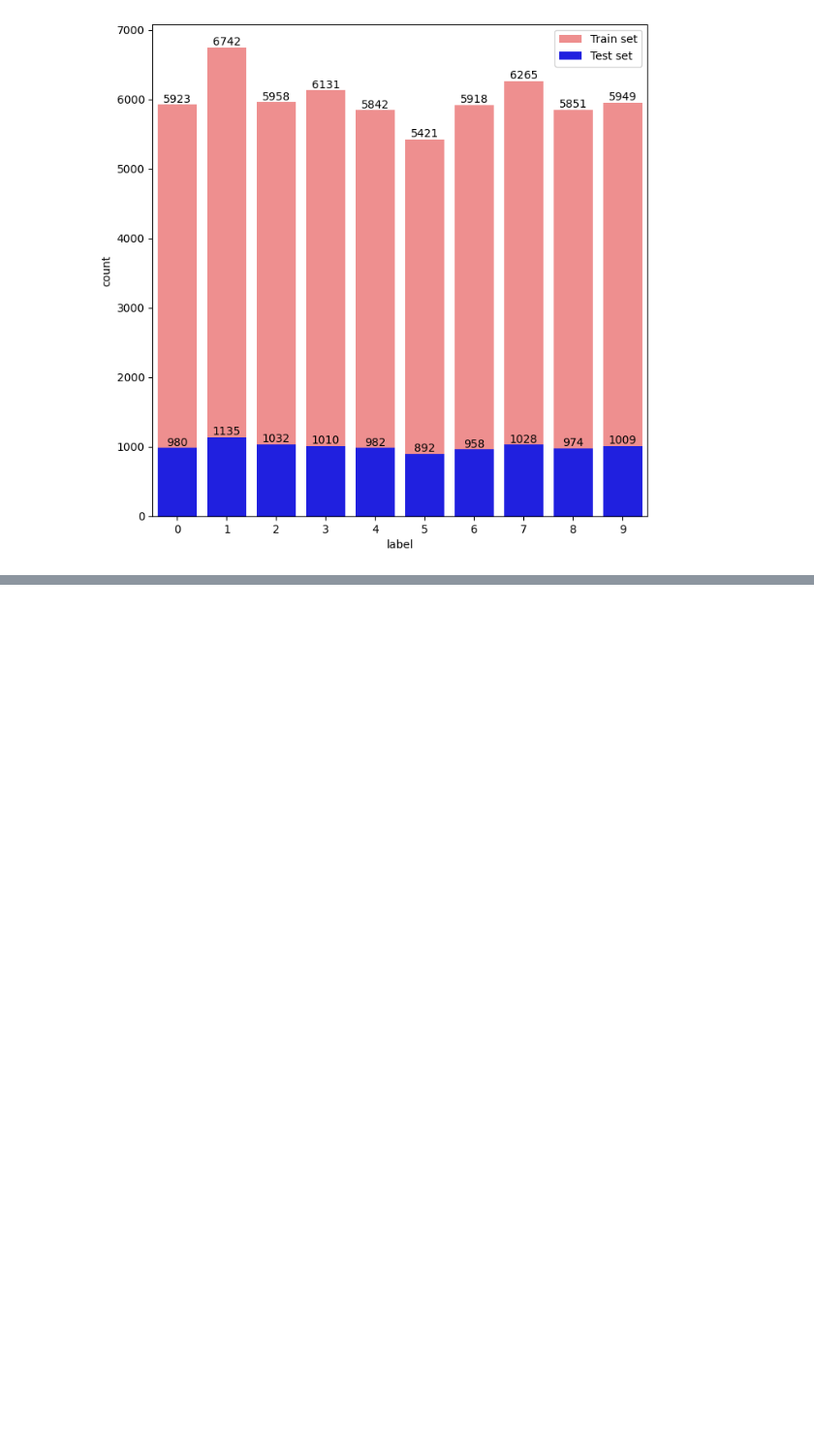
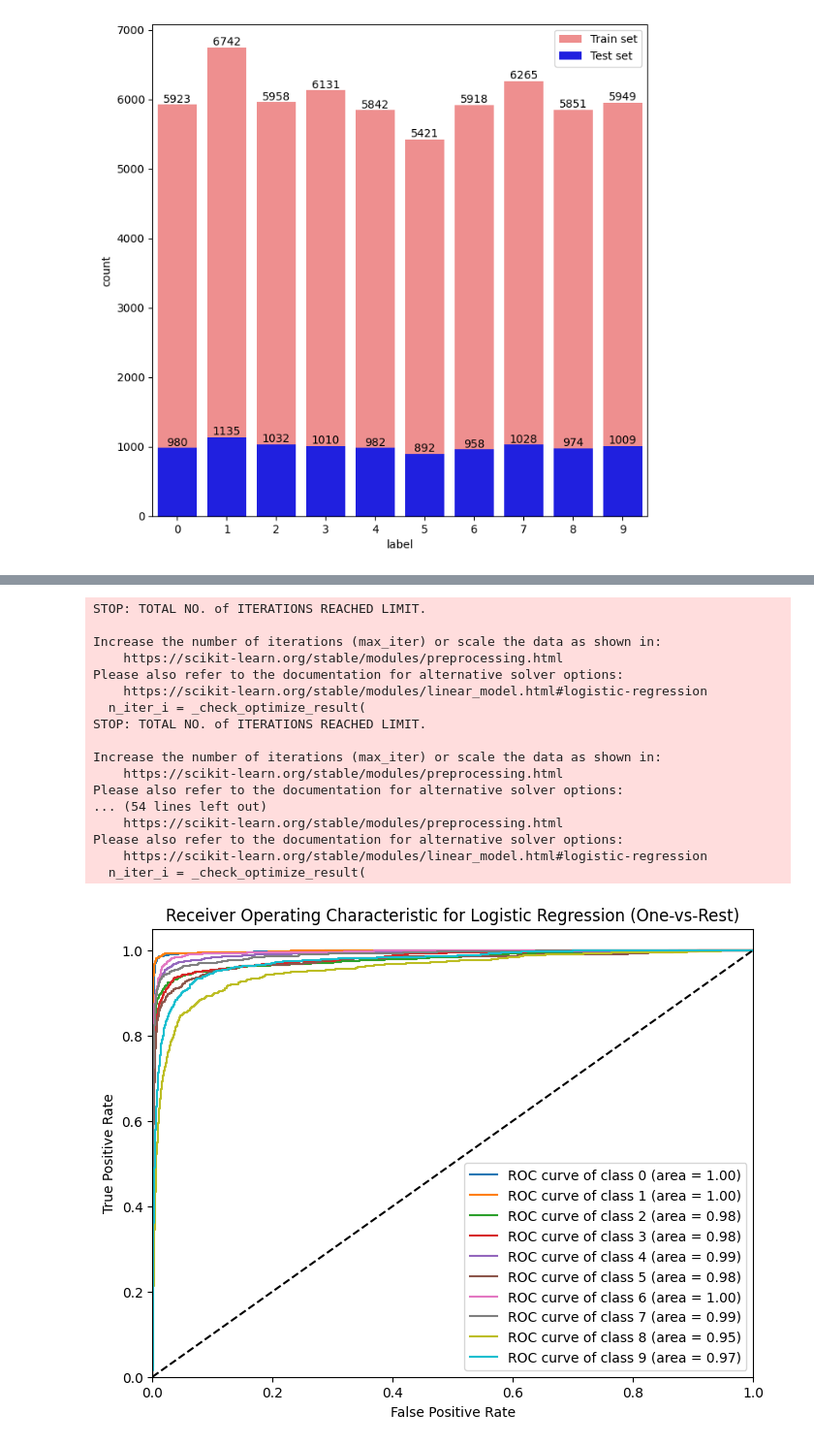
Before and after one commit to RafikMerzouk/MNIST-Reader, a Jupyter notebook: MNIST-Digit-Reader.ipynb, the cells around one changed output, grey strips where cells are left out. Shown: that part at 97% size. Cells and saved outputs as stored; diff of their text form; code cells hidden in the pictures; blank space fills up the shorter version.

```diff
--- a/MNIST-Digit-Reader.ipynb
+++ b/MNIST-Digit-Reader.ipynb
@@ -151,0 +207,80 @@ print(df_digits_means.loc[df_digits_means['label']== 0])
+# %%
+from sklearn.metrics import roc_curve, auc, roc_auc_score
+from sklearn.preprocessing import label_binarize
+from sklearn.multiclass import OneVsRestClassifier
+import matplotlib.pyplot as plt
+import numpy as np
+
+# Binarize the output labels
+train_labels_bin = label_binarize(train_labels, classes=[0, 1, 2, 3, 4, 5, 6, 7, 8, 9])
+test_labels_bin = label_binarize(test_labels, classes=[0, 1, 2, 3, 4, 5, 6, 7, 8, 9])
+
+# Fit models
+model_lr_ovr = OneVsRestClassifier(LogisticRegression(random_state=42, max_iter=1000))
+y_score_lr = model_lr_ovr.fit(train_images, train_labels_bin).decision_function(test_images)
+
+model_dt_ovr = OneVsRestClassifier(DecisionTreeClassifier(random_state=42))
+y_score_dt = model_dt_ovr.fit(train_images, train_labels_bin).predict(test_images)
+
+# Compute ROC curve and ROC area for each class
+fpr_lr = dict()
+tpr_lr = dict()
+roc_auc_lr = dict()
+
+fpr_dt = dict()
+tpr_dt = dict()
+roc_auc_dt = dict()
+
+for i in range(10):  # for each class
+    fpr_lr[i], tpr_lr[i], _ = roc_curve(test_labels_bin[:, i], y_score_lr[:, i])
+    roc_auc_lr[i] = auc(fpr_lr[i], tpr_lr[i])
+
+    fpr_dt[i], tpr_dt[i], _ = roc_curve(test_labels_bin[:, i], y_score_dt[:, i])
+    roc_auc_dt[i] = auc(fpr_dt[i], tpr_dt[i])
+
+# Plot ROC curves for Logistic Regression
+plt.figure(figsize=(8,6))
+for i in range(10):
+    plt.plot(fpr_lr[i], tpr_lr[i], label=f'ROC curve of class {i} (area = {roc_auc_lr[i]:.2f})')
+plt.plot([0, 1], [0, 1], 'k--')
+plt.xlim([0.0, 1.0])
+plt.ylim([0.0, 1.05])
+plt.xlabel('False Positive Rate')
+plt.ylabel('True Positive Rate')
+plt.title('Receiver Operating Characteristic for Logistic Regression (One-vs-Rest)')
+plt.legend(loc="lower right")
+plt.savefig('roc_lr.png')  # save plot to file
+plt.show()
+
+# Plot ROC curves for Decision Tree
+plt.figure(figsize=(8,6))
+for i in range(10):
+    plt.plot(fpr_dt[i], tpr_dt[i], label=f'ROC curve of class {i} (area = {roc_auc_dt[i]:.2f})')
+plt.plot([0, 1], [0, 1], 'k--')
+plt.xlim([0.0, 1.0])
+plt.ylim([0.0, 1.05])
+plt.xlabel('False Positive Rate')
+plt.ylabel('True Positive Rate')
+plt.title('Receiver Operating Characteristic for Decision Tree (One-vs-Rest)')
+plt.legend(loc="lower right")
+plt.savefig('roc_dt.png')  # save plot to file
+plt.show()
+# %% [output]
+STOP: TOTAL NO. of ITERATIONS REACHED LIMIT.
+
+Increase the number of iterations (max_iter) or scale the data as shown in:
+    https://scikit-learn.org/stable/modules/preprocessing.html
+Please also refer to the documentation for alternative solver options:
+    https://scikit-learn.org/stable/modules/linear_model.html#logistic-regression
+  n_iter_i = _check_optimize_result(
+STOP: TOTAL NO. of ITERATIONS REACHED LIMIT.
+
+Increase the number of iterations (max_iter) or scale the data as shown in:
+    https://scikit-learn.org/stable/modules/preprocessing.html
+Please also refer to the documentation for alternative solver options:
+... (54 lines left out)
+    https://scikit-learn.org/stable/modules/preprocessing.html
+Please also refer to the documentation for alternative solver options:
+    https://scikit-learn.org/stable/modules/linear_model.html#logistic-regression
+  n_iter_i = _check_optimize_result(
+[figure, added]
```
Also changed, not shown: parts of 10 cells of this notebook, 5 other files.
